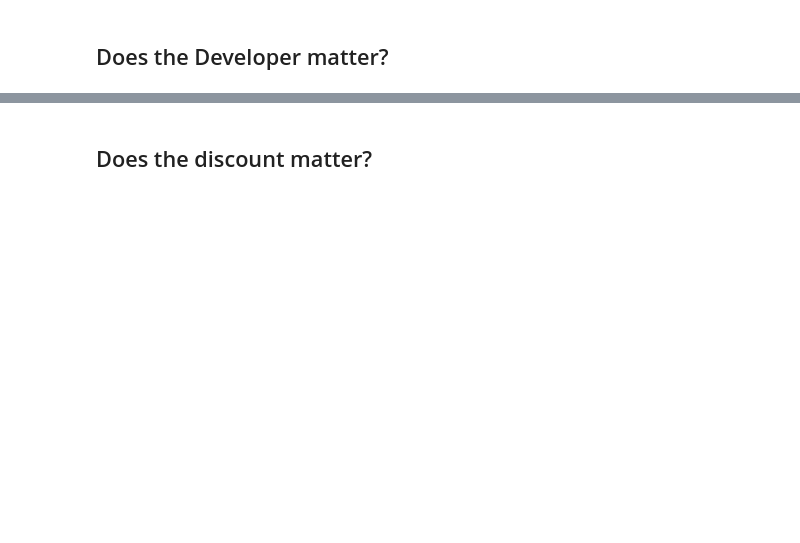
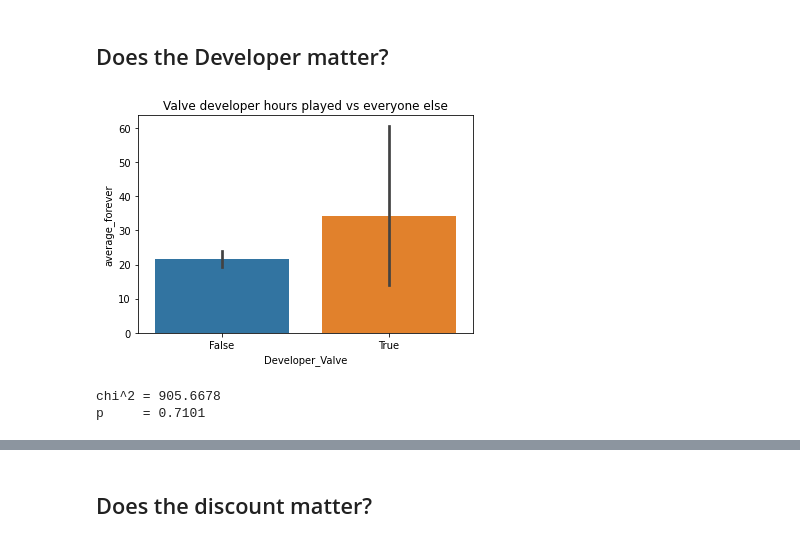
Before and after one commit to Estimating-steam-hours/Steam-Hours-Capstone, a Jupyter notebook: final_notebook.ipynb, the cells around one changed output, grey strips where cells are left out. Cells and saved outputs as stored; diff of their text form; code cells hidden in the pictures; blank space fills up the shorter version.

```diff
--- a/final_notebook.ipynb
+++ b/final_notebook.ipynb
@@ -121,0 +127,9 @@ get_chi_valve(train)
+# %%
+e.developer_visual(train)
+# %% [output]
+[figure, added]
+# %%
+e.get_chi_valve(train)
+# %% [output]
+chi^2 = 905.6678
+p     = 0.7101
```
Also changed, not shown: parts of 32 cells of this notebook.
